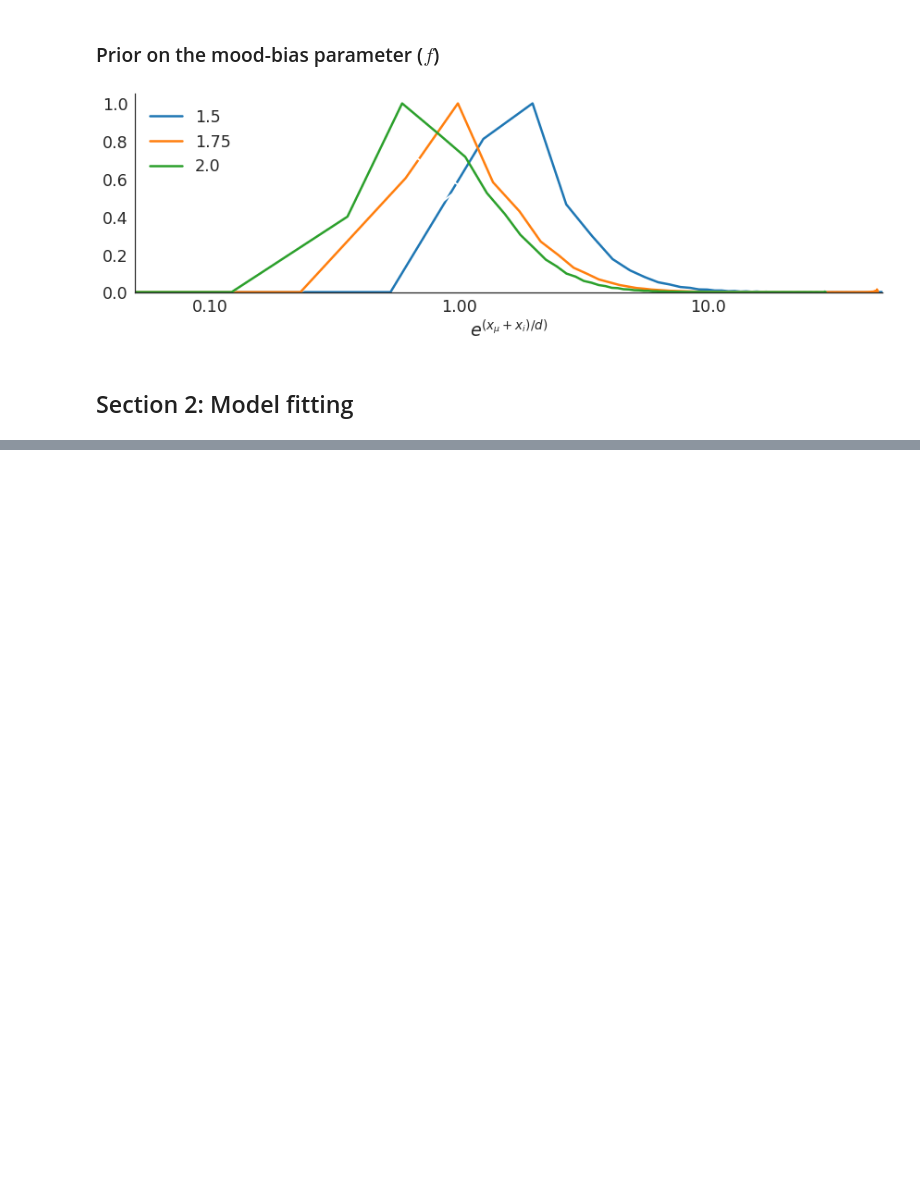
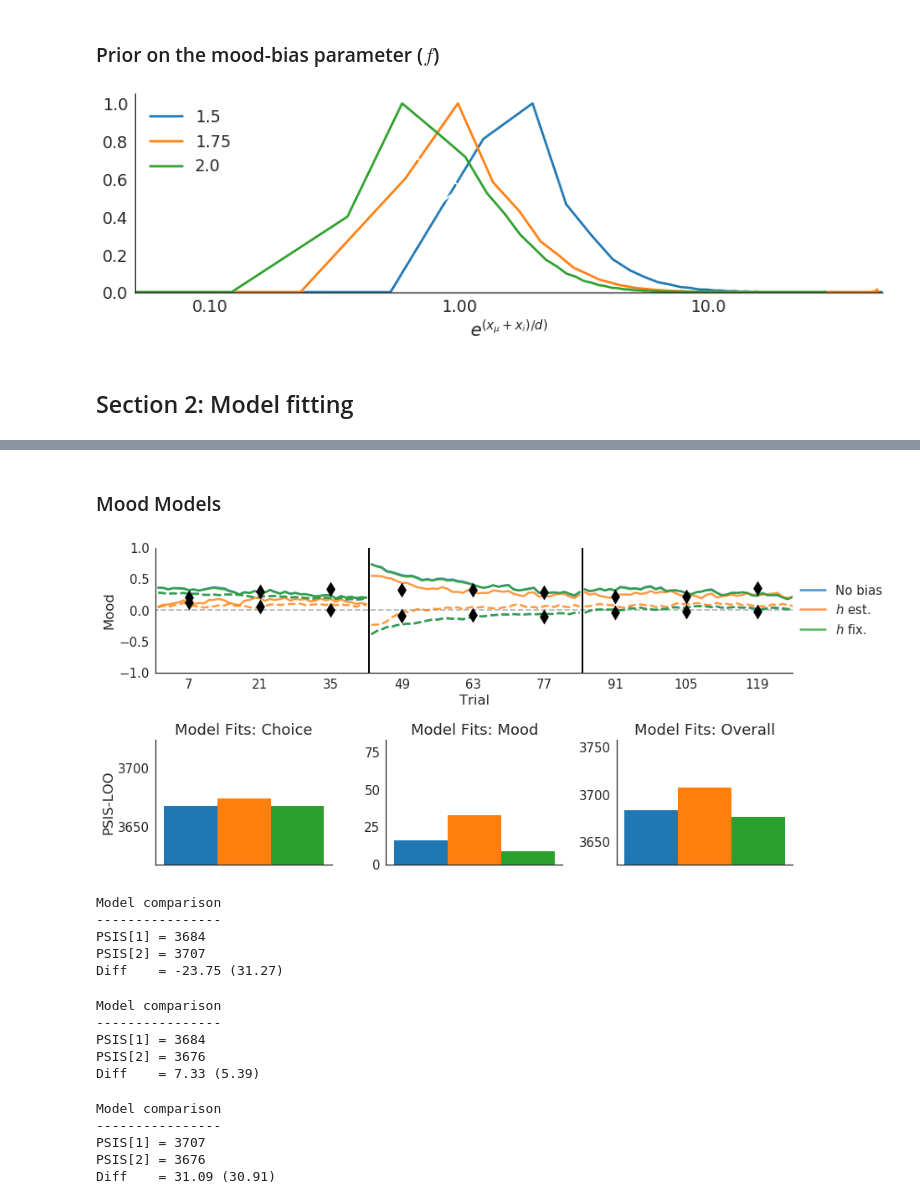
Before and after one commit to szorowi1/pni-rotations, a Jupyter notebook: results_modeling.ipynb, the cells around one changed output, grey strips where cells are left out. Cells and saved outputs as stored; diff of their text form; code cells hidden in the pictures; blank space fills up the shorter version.

```diff
--- a/results_modeling.ipynb
+++ b/results_modeling.ipynb
@@ -366,0 +245,38 @@ sns.despine()
+# %% [markdown]
+### Mood Models
+# %%
+## Define Stan models.
+model_names = ['moodRL_ppool_mood', 'moodRL_ppool_mood_bias_orig', 'moodRL_ppool_mood_bias_mod']
+
+## Plot models.
+labels = [r'No bias', r'$h$ est.', r'$h$ fix.']
+plot_group_comparison(model_names, labels, show_behavior=False);
+# %% [output]
+[figure, added]
+# %%
+## Compute model comparison.
+psis_model_comparison('moodRL_ppool_mood', 'moodRL_ppool_mood_bias_orig');
+# %% [output]
+Model comparison
+----------------
+PSIS[1] = 3684
+PSIS[2] = 3707
+Diff    = -23.75 (31.27)
+# %%
+## Compute model comparison.
+psis_model_comparison('moodRL_ppool_mood', 'moodRL_ppool_mood_bias_mod');
+# %% [output]
+Model comparison
+----------------
+PSIS[1] = 3684
+PSIS[2] = 3676
+Diff    = 7.33 (5.39)
+# %%
+## Compute model comparison.
+psis_model_comparison('moodRL_ppool_mood_bias_orig', 'moodRL_ppool_mood_bias_mod');
+# %% [output]
+Model comparison
+----------------
+PSIS[1] = 3707
+PSIS[2] = 3676
+Diff    = 31.09 (30.91)
```
Also changed, not shown: parts of 12 cells of this notebook, 2 other files.
